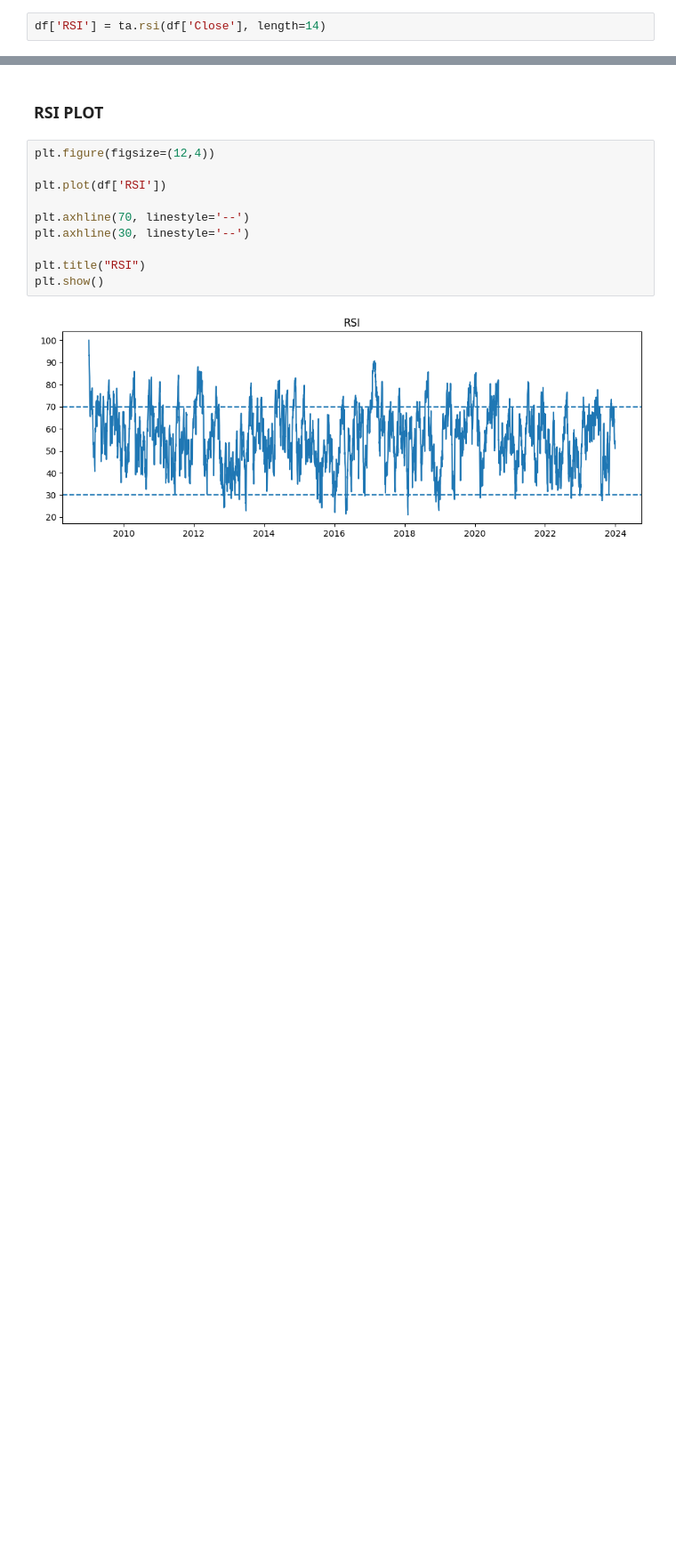
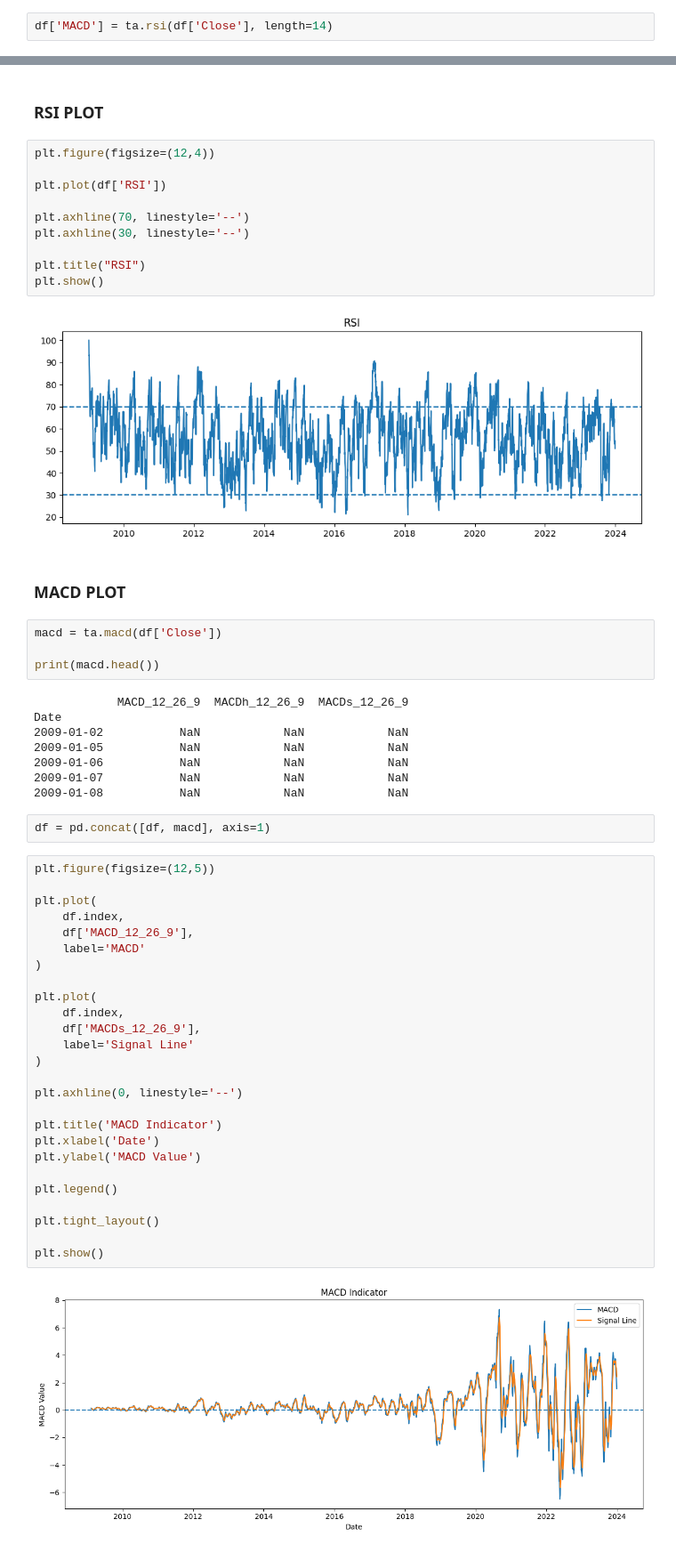
Before and after one commit to arsema-s/news-sentiment-analysis, a Jupyter notebook: notebooks/task_2_quantitative_analysis.ipynb, the cells around one changed output, grey strips where cells are left out. Shown at 89% size. Saved outputs shown, nothing was run; the diff lists cells and outputs as text; blank space fills up the shorter version.

Commit message:
fix: improve MACD visualization

```diff
--- a/notebooks/task_2_quantitative_analysis.ipynb
+++ b/notebooks/task_2_quantitative_analysis.ipynb
@@ -40,7 +40,7 @@ df['RSI'] = ta.rsi(df['Close'], length=14)
 # %% [markdown]
 ### MACD
 # %%
-df['RSI'] = ta.rsi(df['Close'], length=14)
+df['MACD'] = ta.rsi(df['Close'], length=14)
 # %% [markdown]
 ### PRCIE + SMA + EMA
 # %%
@@ -69,3 +69,47 @@ plt.title("RSI")
 plt.show()
 # %% [output]
 [figure]
+# %% [markdown]
+### MACD PLOT
+# %%
+macd = ta.macd(df['Close'])
+
+print(macd.head())
+# %% [output]
+            MACD_12_26_9  MACDh_12_26_9  MACDs_12_26_9
+Date
+2009-01-02           NaN            NaN            NaN
+2009-01-05           NaN            NaN            NaN
+2009-01-06           NaN            NaN            NaN
+2009-01-07           NaN            NaN            NaN
+2009-01-08           NaN            NaN            NaN
+# %%
+df = pd.concat([df, macd], axis=1)
+# %%
+plt.figure(figsize=(12,5))
+
+plt.plot(
+    df.index,
+    df['MACD_12_26_9'],
+    label='MACD'
+)
+
+plt.plot(
+    df.index,
+    df['MACDs_12_26_9'],
+    label='Signal Line'
+)
+
+plt.axhline(0, linestyle='--')
+
+plt.title('MACD Indicator')
+plt.xlabel('Date')
+plt.ylabel('MACD Value')
+
+plt.legend()
+
+plt.tight_layout()
+
+plt.show()
+# %% [output]
+[figure, added]
```
